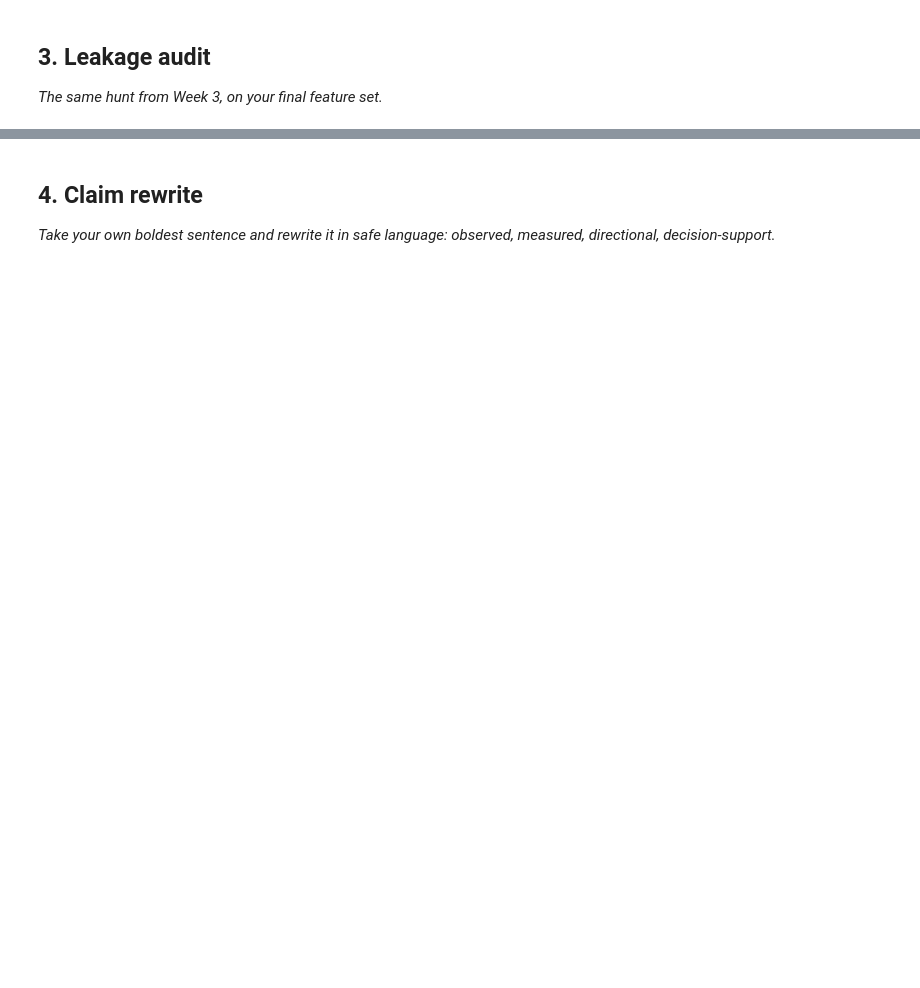
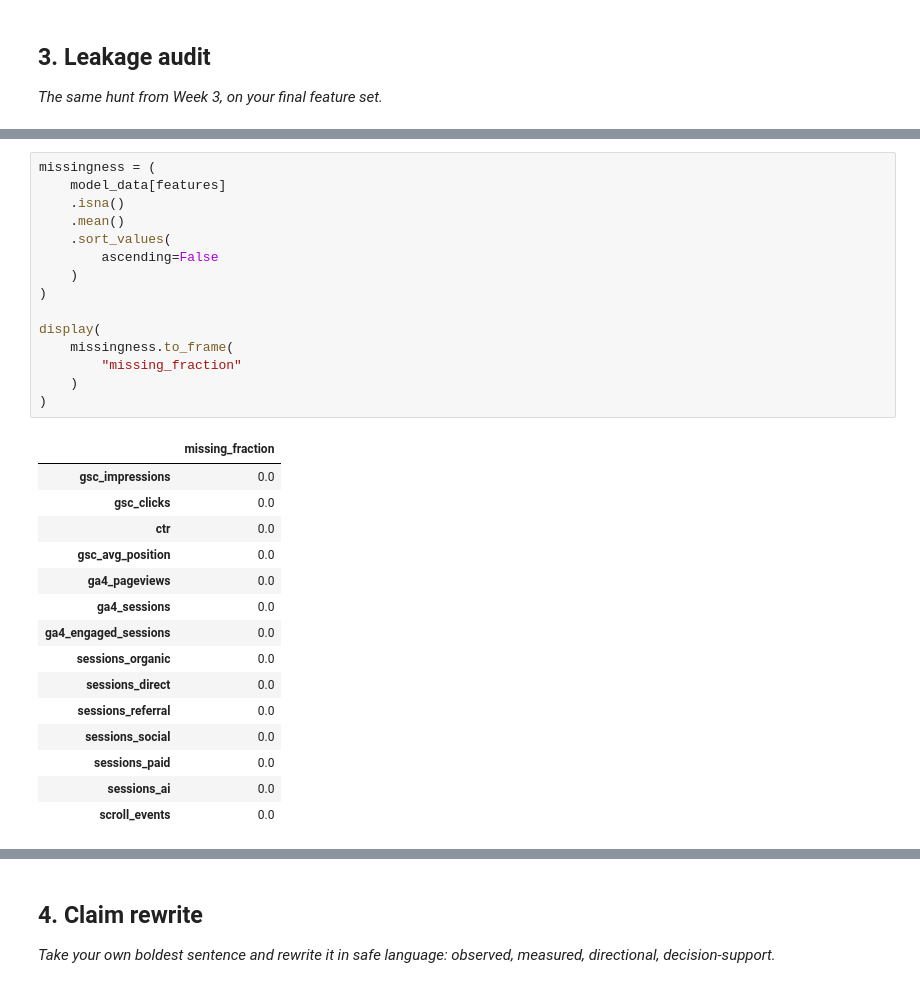
Before and after one commit to Shrishagk/My_flyrank, a Jupyter notebook: work/notebooks/w06_validation_audit.ipynb, the cells around one changed output, grey strips where cells are left out. Saved outputs shown, nothing was run; the diff lists cells and outputs as text; blank space fills up the shorter version.

```diff
--- a/work/notebooks/w06_validation_audit.ipynb
+++ b/work/notebooks/w06_validation_audit.ipynb
@@ -29,0 +784,31 @@ This skeleton is yours to fill. Work the sections **in order** — each one has
+# %%
+missingness = (
+    model_data[features]
+    .isna()
+    .mean()
+    .sort_values(
+        ascending=False
+    )
+)
+
+display(
+    missingness.to_frame(
+        "missing_fraction"
+    )
+)
+# %% [output]
+|  | missing_fraction |
+| gsc_impressions | 0.0 |
+| gsc_clicks | 0.0 |
+| ctr | 0.0 |
+| gsc_avg_position | 0.0 |
+| ga4_pageviews | 0.0 |
+| ga4_sessions | 0.0 |
+| ga4_engaged_sessions | 0.0 |
+| sessions_organic | 0.0 |
+| sessions_direct | 0.0 |
+| sessions_referral | 0.0 |
+| sessions_social | 0.0 |
+| sessions_paid | 0.0 |
+| sessions_ai | 0.0 |
+| scroll_events | 0.0 |
```
Also changed, not shown: parts of 28 cells of this notebook.
